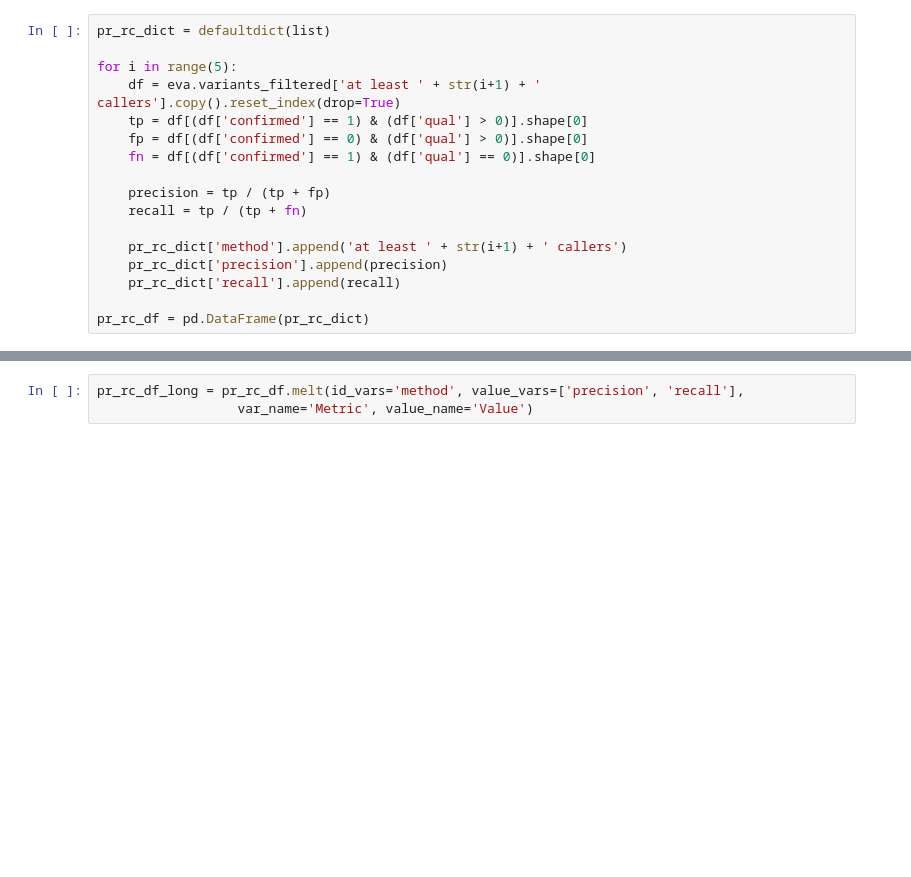
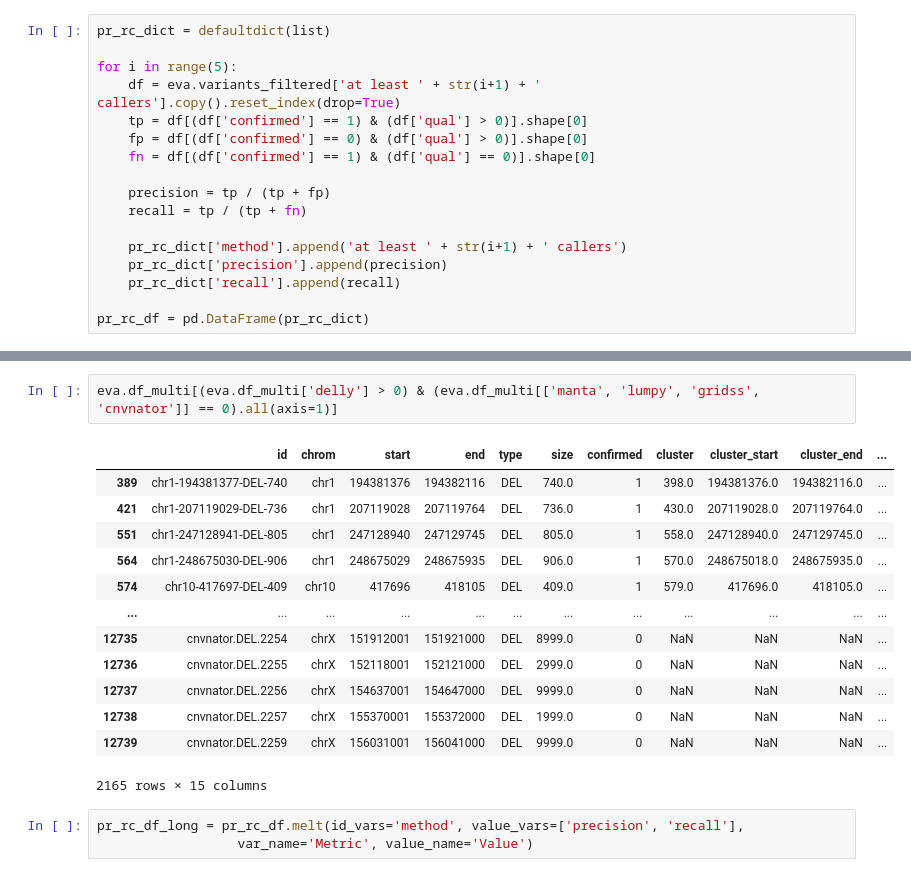
Before and after one commit to burgshrimps/dicast, a Jupyter notebook: eva.ipynb, the cells around one changed output, grey strips where cells are left out. Saved outputs shown, nothing was run; the diff lists cells and outputs as text; blank space fills up the shorter version.

```diff
--- a/eva.ipynb
+++ b/eva.ipynb
@@ -117,3 +140,19 @@ pr_rc_df = pd.DataFrame(pr_rc_dict)
+# %%
+eva.df_multi[(eva.df_multi['delly'] > 0) & (eva.df_multi[['manta', 'lumpy', 'gridss', 'cnvnator']] == 0).all(axis=1)]
+# %% [output]
+|  | id | chrom | start | end | type | size | confirmed | cluster | cluster_start | cluster_end | ... |
+| 389 | chr1-194381377-DEL-740 | chr1 | 194381376 | 194382116 | DEL | 740.0 | 1 | 398.0 | 194381376.0 | 194382116.0 | ... |
+| 421 | chr1-207119029-DEL-736 | chr1 | 207119028 | 207119764 | DEL | 736.0 | 1 | 430.0 | 207119028.0 | 207119764.0 | ... |
+| 551 | chr1-247128941-DEL-805 | chr1 | 247128940 | 247129745 | DEL | 805.0 | 1 | 558.0 | 247128940.0 | 247129745.0 | ... |
+| 564 | chr1-248675030-DEL-906 | chr1 | 248675029 | 248675935 | DEL | 906.0 | 1 | 570.0 | 248675018.0 | 248675935.0 | ... |
+| 574 | chr10-417697-DEL-409 | chr10 | 417696 | 418105 | DEL | 409.0 | 1 | 579.0 | 417696.0 | 418105.0 | ... |
+| ... | ... | ... | ... | ... | ... | ... | ... | ... | ... | ... | ... |
+| 12735 | cnvnator.DEL.2254 | chrX | 151912001 | 151921000 | DEL | 8999.0 | 0 | NaN | NaN | NaN | ... |
+| 12736 | cnvnator.DEL.2255 | chrX | 152118001 | 152121000 | DEL | 2999.0 | 0 | NaN | NaN | NaN | ... |
+| 12737 | cnvnator.DEL.2256 | chrX | 154637001 | 154647000 | DEL | 9999.0 | 0 | NaN | NaN | NaN | ... |
+| 12738 | cnvnator.DEL.2257 | chrX | 155370001 | 155372000 | DEL | 1999.0 | 0 | NaN | NaN | NaN | ... |
+| 12739 | cnvnator.DEL.2259 | chrX | 156031001 | 156041000 | DEL | 9999.0 | 0 | NaN | NaN | NaN | ... |
+2165 rows × 15 columns
 # %%
 pr_rc_df_long = pr_rc_df.melt(id_vars='method', value_vars=['precision', 'recall'],
                   var_name='Metric', value_name='Value')
```
Also changed, not shown: parts of 18 cells of this notebook, 6 other files.
